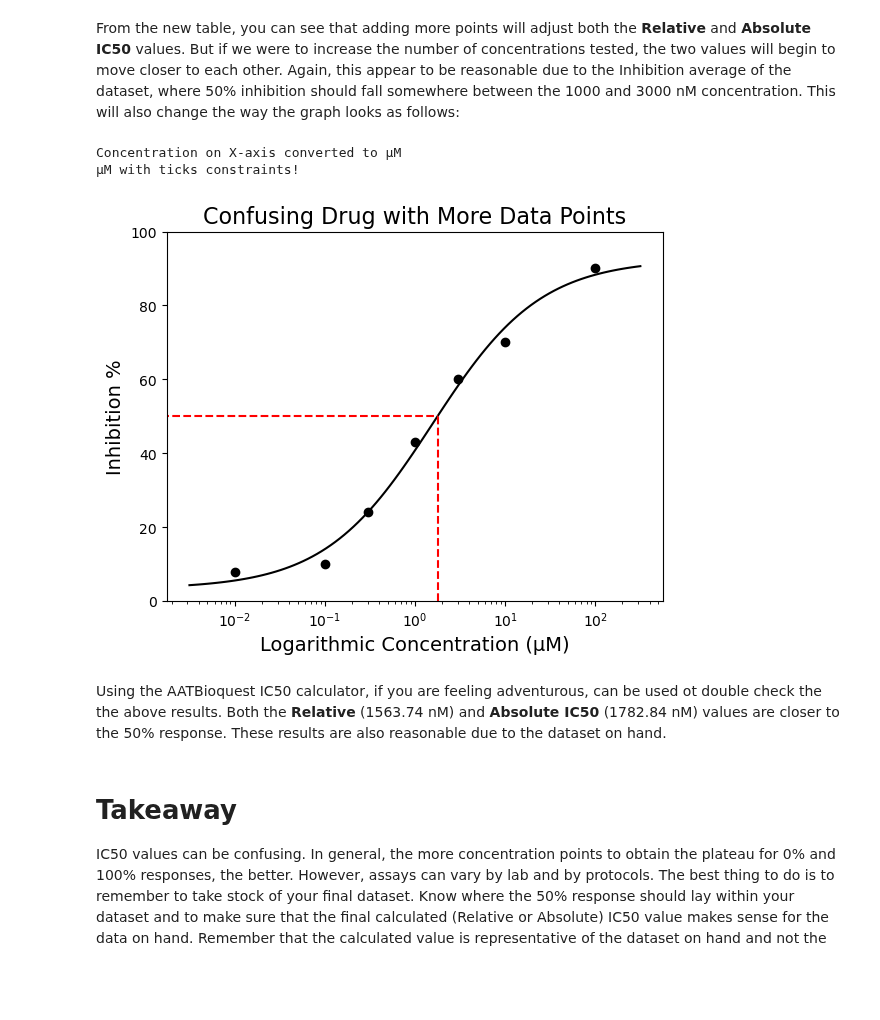
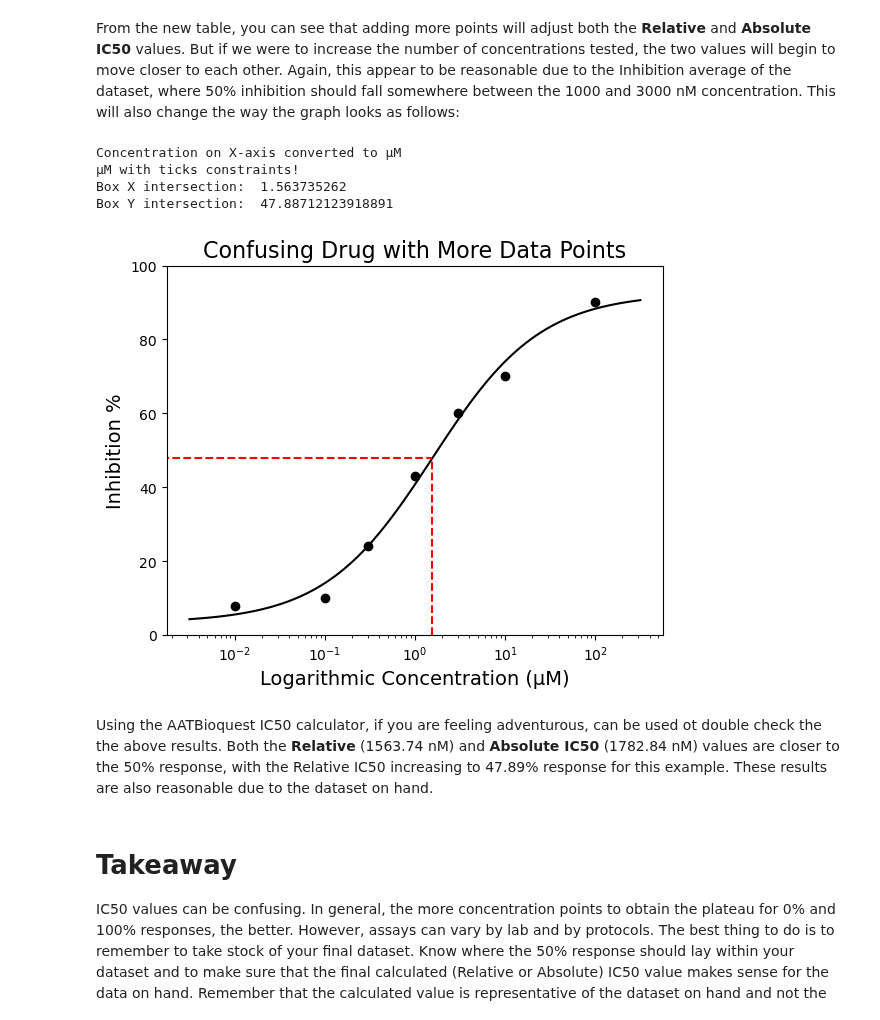
Before and after one commit to tlint101/py50, a Jupyter notebook: tutorials/002_absolute_ic50.ipynb, the cells around one changed output. Saved outputs shown, nothing was run; the diff lists cells and outputs as text; code cells hidden in the pictures; blank space fills up the shorter version.

```diff
--- a/tutorials/002_absolute_ic50.ipynb
+++ b/tutorials/002_absolute_ic50.ipynb
@@ -206,24 +206,27 @@ From the new table, you can see that adding more points will adjust both the **R
 # %%
 example_plot = PlotCurve(confusing_example_df)
 figure = example_plot.single_curve_plot(concentration_col='Compound Conc',
                                         response_col='% Inhibition Avg',
                                         plot_title='Confusing Drug with More Data Points',
                                         drug_name='Say Wha Drug?',
                                         xlabel='Logarithmic Concentration (µM)',
                                         ylabel='Inhibition %',
                                         legend=False,
                                         xscale_unit='µM',
                                         xscale_ticks=(-2.5, 2.5),
                                         line_color='black',
                                         box=True,
+                                        x_concentration=1.563735262, # Highlight Relative IC50
                                         box_color='red',
                                         figsize=(6.4, 4.8))
 # %% [output]
 Concentration on X-axis converted to µM
 µM with ticks constraints!
+Box X intersection:  1.563735262
+Box Y intersection:  47.88712123918891
-[figure, old version]
+[figure, new version]
 # %% [markdown]
-Using the AATBioquest IC50 calculator, if you are feeling adventurous, can be used ot double check the the above results. Both the **Relative** (1563.74 nM) and **Absolute IC50** (1782.84 nM) values are closer to the 50% response. These results are also reasonable due to the dataset on hand.
+Using the AATBioquest IC50 calculator, if you are feeling adventurous, can be used ot double check the the above results. Both the **Relative** (1563.74 nM) and **Absolute IC50** (1782.84 nM) values are closer to the 50% response, with the Relative IC50 increasing to 47.89% response for this example. These results are also reasonable due to the dataset on hand.
 # %% [markdown]
 # Takeaway
 IC50 values can be confusing. In general, the more concentration points to obtain the plateau for 0% and 100% responses, the better. However, assays can vary by lab and by protocols. The best thing to do is to remember to take stock of your final dataset. Know where the 50% response should lay within your dataset and to make sure that the final calculated (Relative or Absolute) IC50 value makes sense for the data on hand. Remember that the calculated value is representative of the dataset on hand and not the definite result.
```
